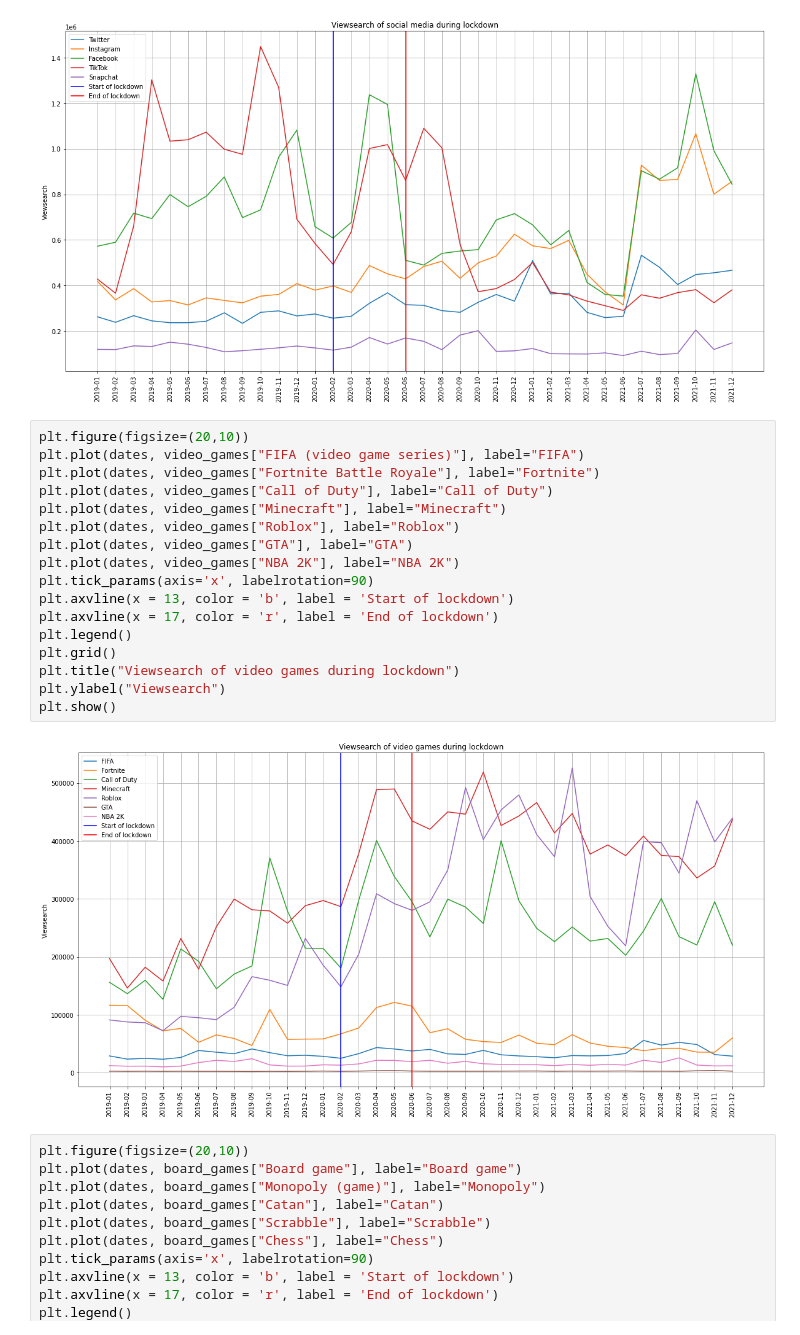
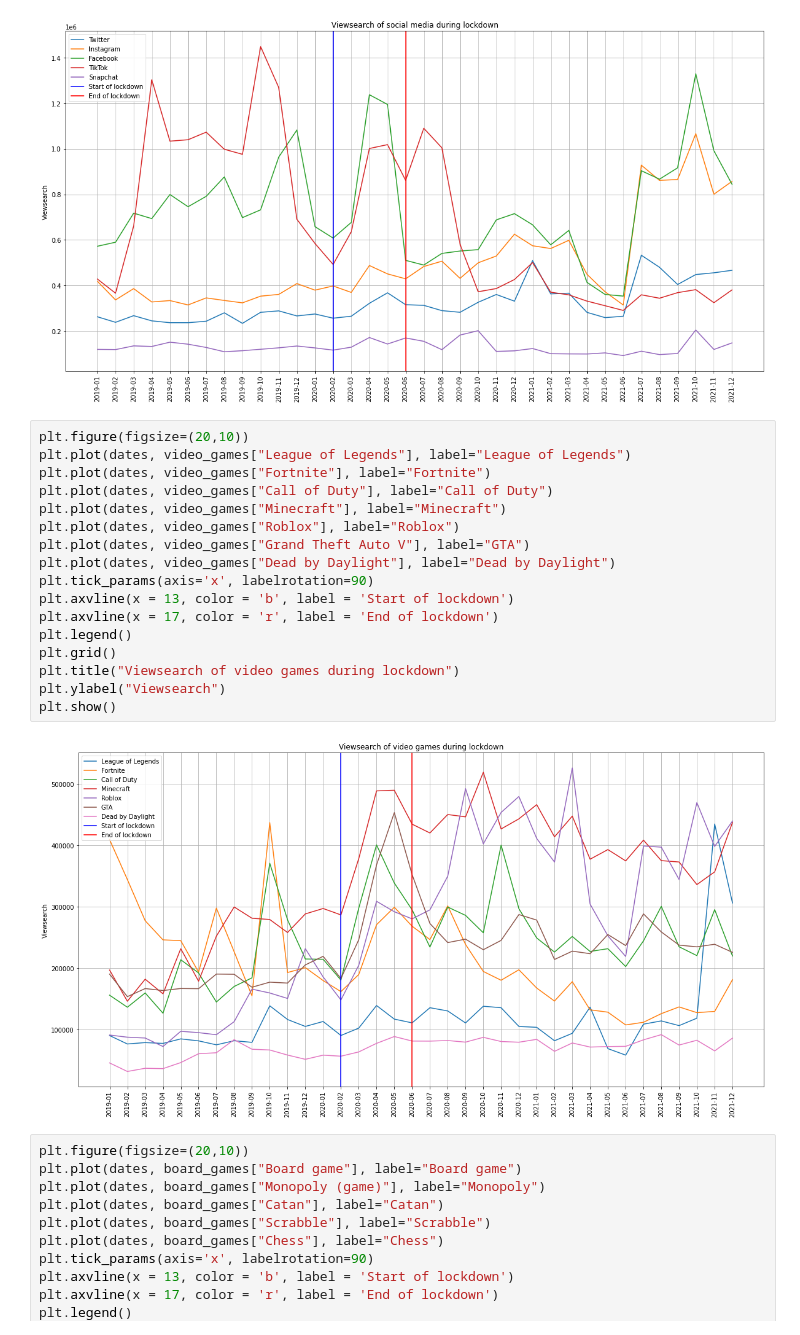
Before and after one commit to epfl-ada/ada-2022-project-teamjose, a Jupyter notebook: analyses/PageView + download app + mobility + amazon books + twitch global.ipynb, the cells around one changed output. Saved outputs shown, nothing was run; the diff lists cells and outputs as text.

```diff
--- a/analyses/PageView + download app + mobility + amazon books + twitch global.ipynb
+++ b/analyses/PageView + download app + mobility + amazon books + twitch global.ipynb
@@ -50,23 +50,23 @@ plt.show()
 [figure]
 # %%
 plt.figure(figsize=(20,10))
-plt.plot(dates, video_games["FIFA (video game series)"], label="FIFA")
-plt.plot(dates, video_games["Fortnite Battle Royale"], label="Fortnite")
+plt.plot(dates, video_games["League of Legends"], label="League of Legends")
+plt.plot(dates, video_games["Fortnite"], label="Fortnite")
 plt.plot(dates, video_games["Call of Duty"], label="Call of Duty")
 plt.plot(dates, video_games["Minecraft"], label="Minecraft")
 plt.plot(dates, video_games["Roblox"], label="Roblox")
-plt.plot(dates, video_games["GTA"], label="GTA")
-plt.plot(dates, video_games["NBA 2K"], label="NBA 2K")
+plt.plot(dates, video_games["Grand Theft Auto V"], label="GTA")
+plt.plot(dates, video_games["Dead by Daylight"], label="Dead by Daylight")
 plt.tick_params(axis='x', labelrotation=90)
 plt.axvline(x = 13, color = 'b', label = 'Start of lockdown')
 plt.axvline(x = 17, color = 'r', label = 'End of lockdown')
 plt.legend()
 plt.grid()
 plt.title("Viewsearch of video games during lockdown")
 plt.ylabel("Viewsearch")
 plt.show()
 # %% [output]
-[figure, old version]
+[figure, new version]
 # %%
 plt.figure(figsize=(20,10))
 plt.plot(dates, board_games["Board game"], label="Board game")
```
